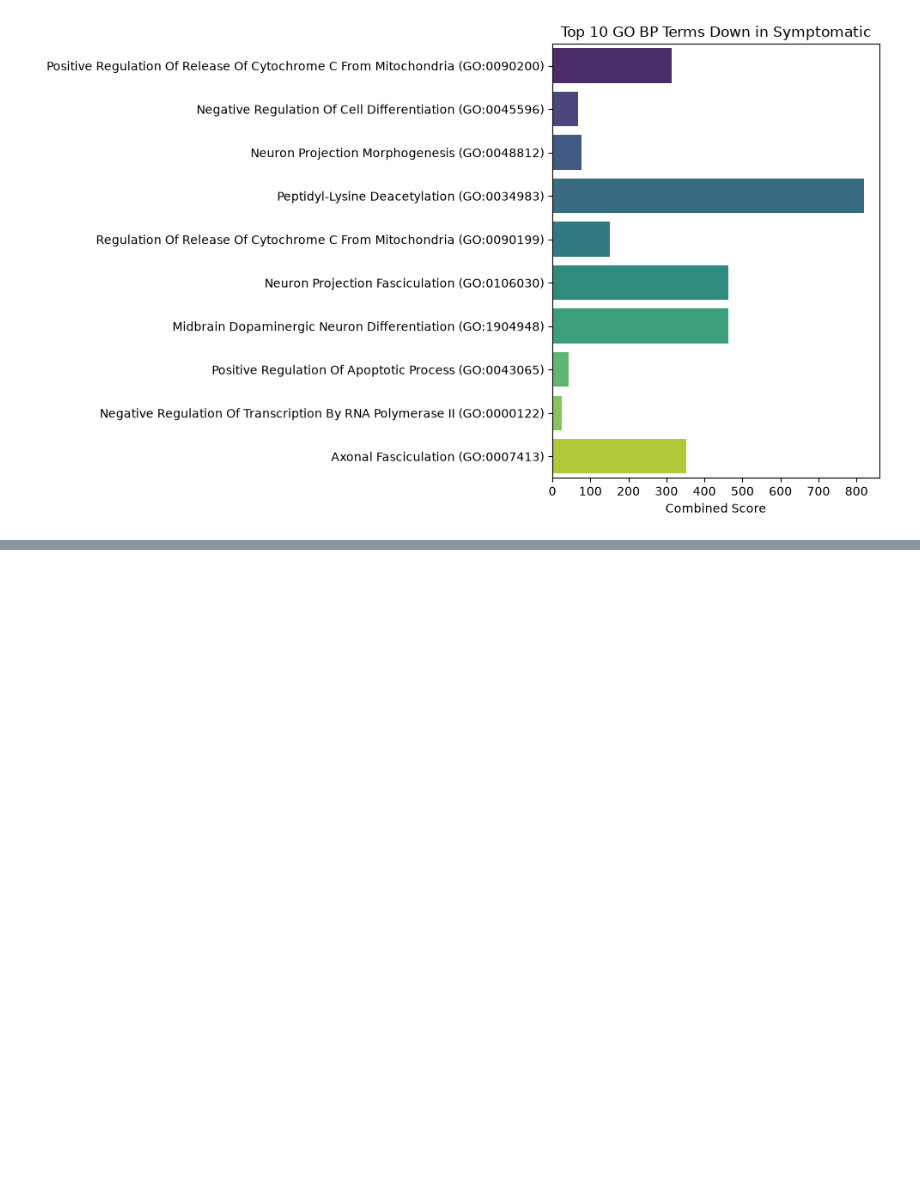
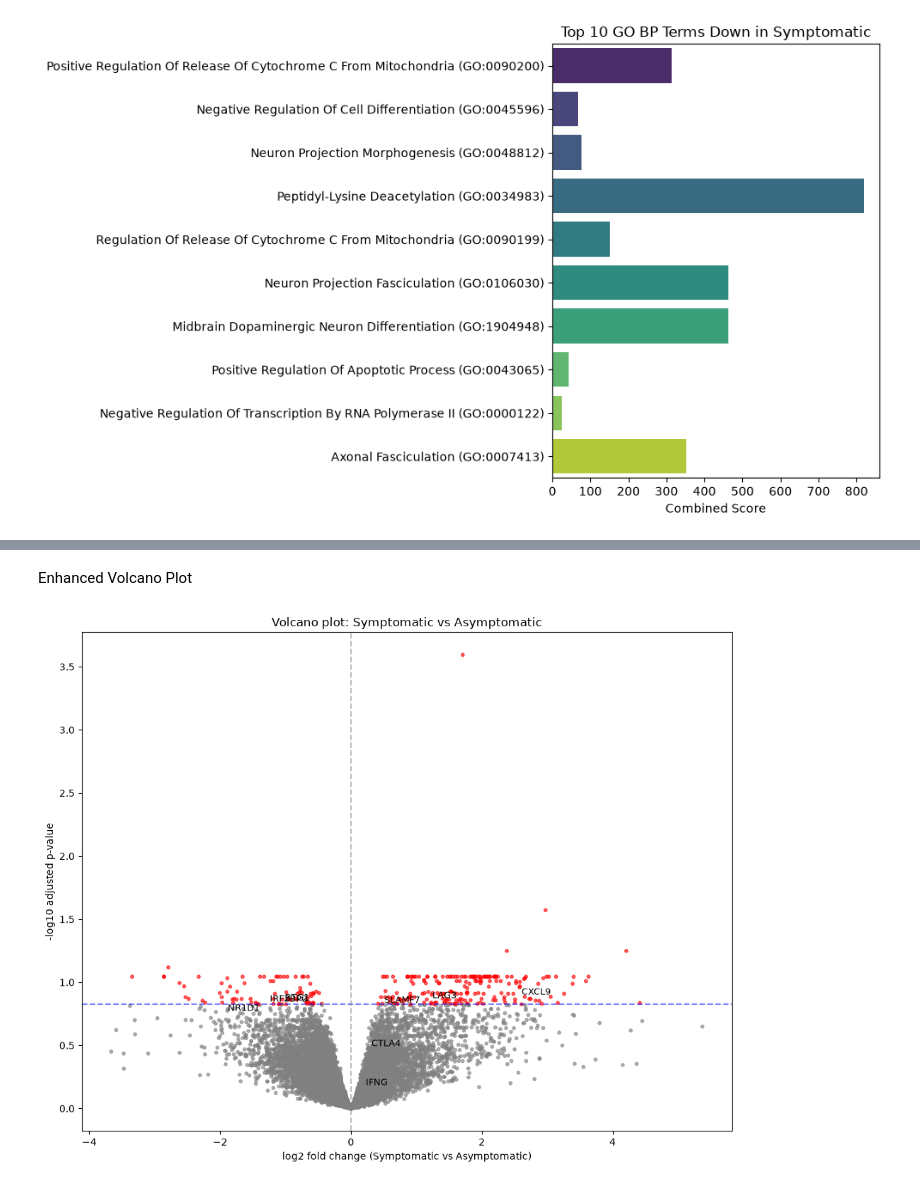
Before and after one commit to AluleRoberto/Malaria-host-response-systems, a Jupyter notebook: notebooks/04_pathway_analysis.ipynb, the cells around one changed output, grey strips where cells are left out. Drawn from its saved outputs; the diff is of its cells as text; code cells hidden in the pictures; blank space fills up the shorter version.

Commit message:
Add pathway analysis notebook and enrichment results

```diff
--- a/notebooks/04_pathway_analysis.ipynb
+++ b/notebooks/04_pathway_analysis.ipynb
@@ -168,0 +199,38 @@ Passing `palette` without assigning `hue` is deprecated and will be removed in v
+# %% [markdown]
+Enhanced Volcano Plot
+# %%
+import matplotlib.pyplot as plt
+import numpy as np
+
+# Load result (if not already)
+res = pd.read_csv("/workspaces/Malaria-host-response-systems/data/processed/limma_voom_symptomatic_vs_asymptomatic_with_symbols.csv")
+
+# Define genes to label
+genes_to_label = ['IFNG', 'CXCL9', 'SLAMF7', 'LAG3', 'CTLA4', 'BTG1', 'IRF2BP2', 'NR1D1']
+
+# Create volcano plot
+plt.figure(figsize=(10, 8))
+# Color significant genes
+res['significant'] = res['adj.P.Val'] < 0.15
+colors = {True: 'red', False: 'grey'}
+plt.scatter(res['logFC'], -np.log10(res['adj.P.Val']),
+            c=res['significant'].map(colors), s=10, alpha=0.6)
+
+# Add labels for genes of interest
+for gene in genes_to_label:
+    subset = res[res['Symbol'] == gene]
+    if not subset.empty:
+        x = subset['logFC'].values[0]
+        y = -np.log10(subset['adj.P.Val'].values[0])
+        plt.text(x, y, gene, fontsize=9, ha='right', va='bottom')
+
+plt.axhline(y=-np.log10(0.15), linestyle='--', color='blue', alpha=0.5)
+plt.axvline(x=0, linestyle='--', color='grey', alpha=0.5)
+plt.xlabel('log2 fold change (Symptomatic vs Asymptomatic)')
+plt.ylabel('-log10 adjusted p-value')
+plt.title('Volcano plot: Symptomatic vs Asymptomatic')
+plt.tight_layout()
+plt.savefig('/workspaces/Malaria-host-response-systems/results/figures/volcano_labeled_sm_vs_am.png', dpi=150, bbox_inches='tight')
+plt.show()
+# %% [output]
+[figure, added]
```
Also changed, not shown: parts of 2 cells of this notebook, 1 other file.
